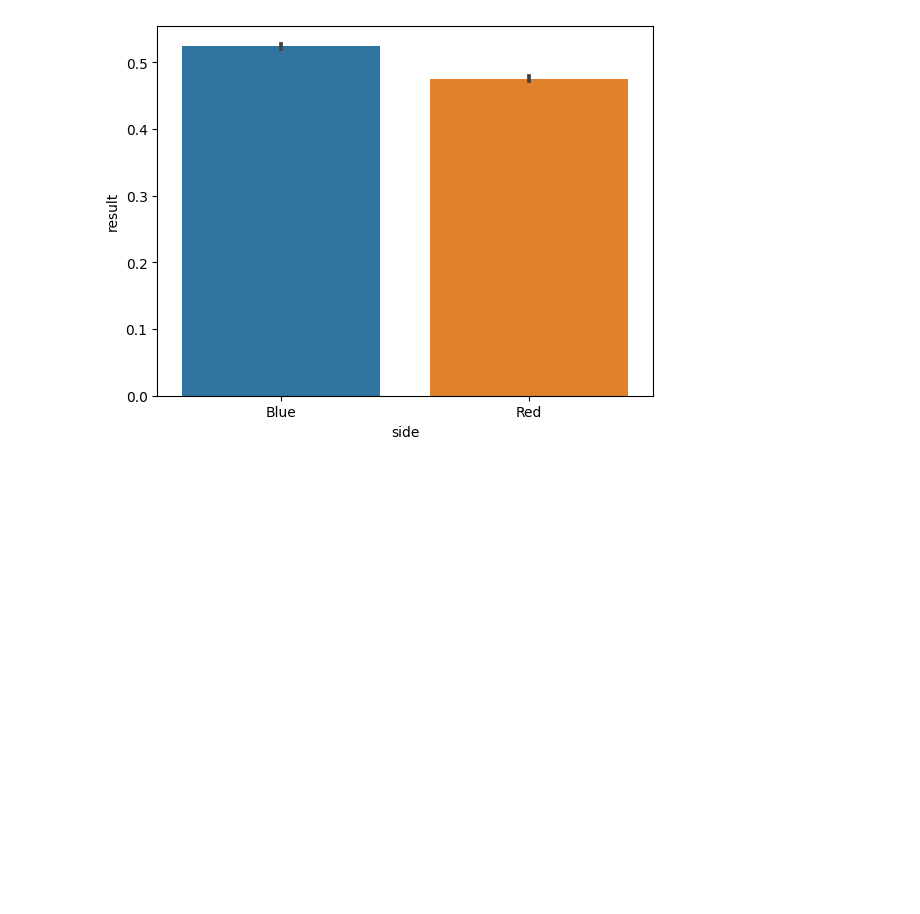
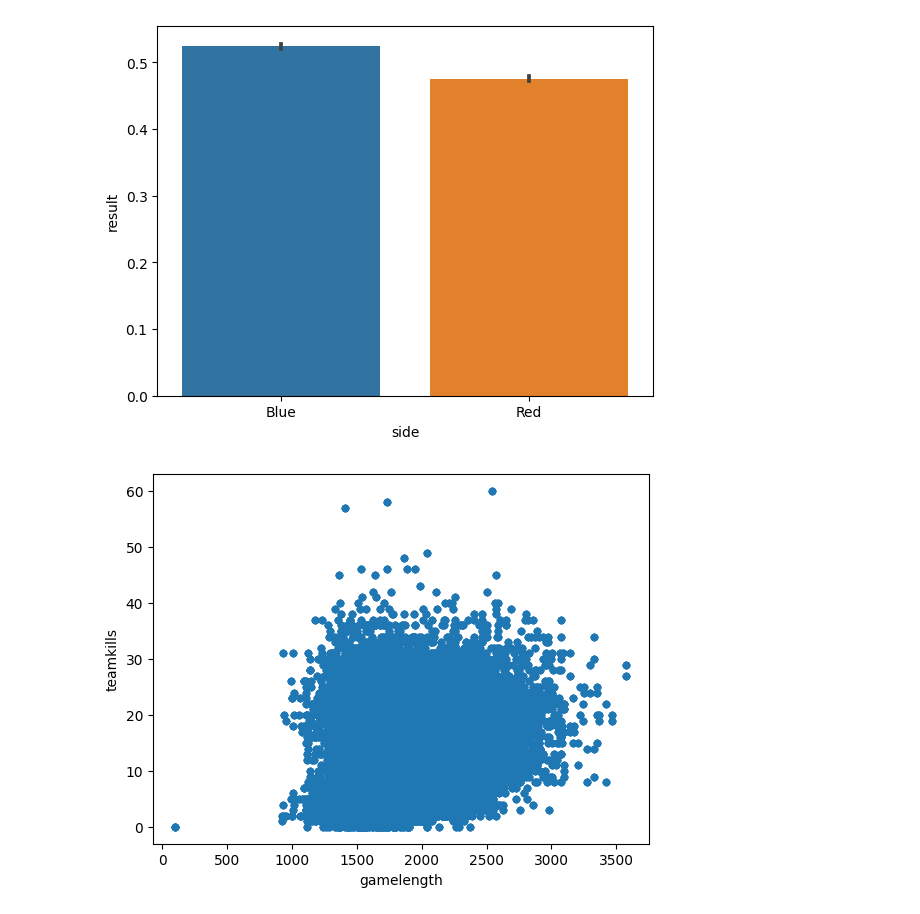
Before and after one commit to Xylosis/301, a Jupyter notebook: get-data.ipynb, the cells around one changed output. Saved outputs shown, nothing was run; the diff lists cells and outputs as text; code cells hidden in the pictures; blank space fills up the shorter version.

```diff
--- a/get-data.ipynb
+++ b/get-data.ipynb
@@ -111,3 +111,12 @@ sns.barplot(x = subdf2["side"], y=subdf2["result"]) #which side wins more
 # %% [output]
 <Axes: xlabel='side', ylabel='result'>
 [figure]
+# %%
+subdf3 = df[["teamkills","gamelength"]]
+subdf3 = subdf3.dropna(how="any")
+subdf3["teamkills"] = subdf3["teamkills"].astype(int)
+subdf3["gamelength"] = subdf3["gamelength"].astype(int)
+small_subdf2 = subdf3.head(500)
+graph = subdf3.plot(kind="scatter", x="gamelength", y="teamkills")
+# %% [output]
+[figure, added]
```
Also changed, not shown: parts of 4 cells of this notebook.
